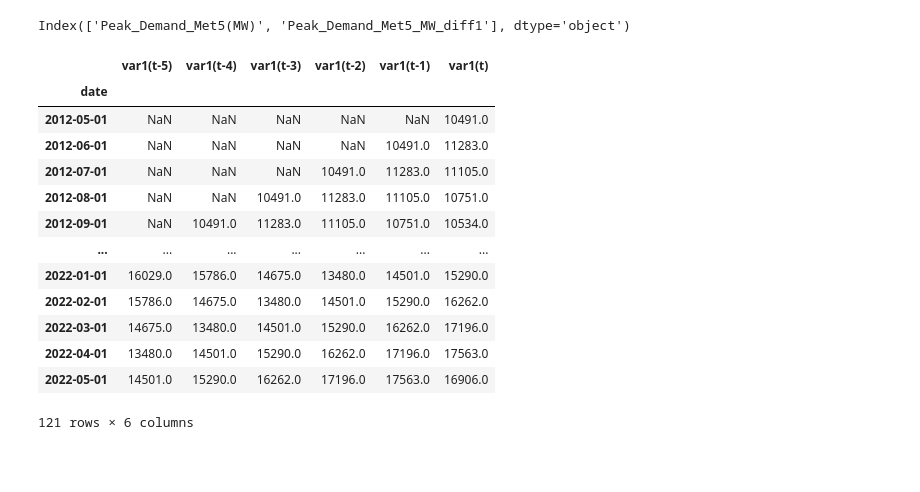
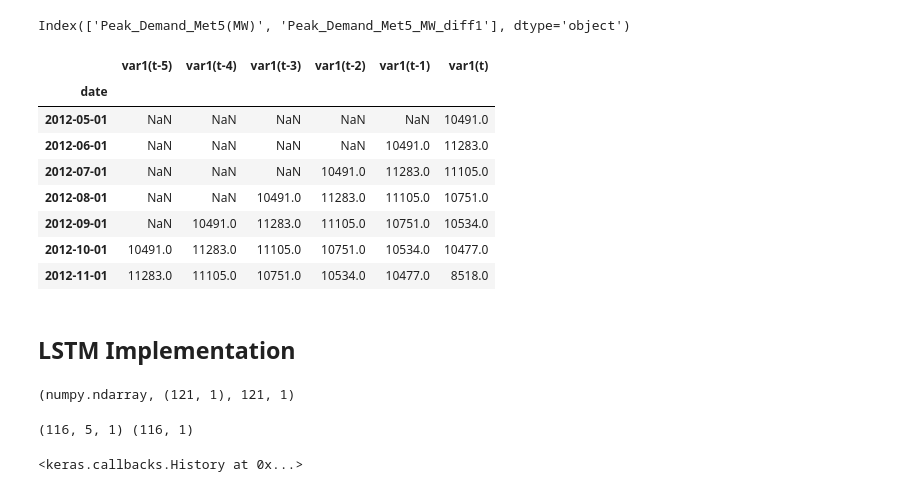
Before and after one commit to OmdenaAI/chennai-india-power-outage, a Jupyter notebook: src/tasks/task-06-Model Building/chennai_power_outage_modeling.ipynb, the cells around one changed output. Saved outputs shown, nothing was run; the diff lists cells and outputs as text; code cells hidden in the pictures; blank space fills up the shorter version.

Commit message:
testing LSTM code

```diff
--- a/src/tasks/task-06-Model Building/chennai_power_outage_modeling.ipynb
+++ b/src/tasks/task-06-Model Building/chennai_power_outage_modeling.ipynb
@@ -24,7 +21,7 @@ daily_load_shedding_df.shape
 # %% [output]
 (479, 9)
 # %%
-demand_supply_monthly_df = pd.read_csv('demand_supply_monthly.csv')
+demand_supply_monthly_df = pd.read_csv('../../data/cleaned data/demand_supply_monthly.csv')
 demand_supply_monthly_df.shape
 # %% [output]
 (122, 17)
@@ -547,19 +547,16 @@ agg.columns = names
 if dropnan:
     agg.dropna(inplace=True)
 # %%
-agg
+agg.head(7)
 # %% [output]
 |  | var1(t-5) | var1(t-4) | var1(t-3) | var1(t-2) | var1(t-1) | var1(t) |
 | date |  |  |  |  |  |  |
 | 2012-05-01 | NaN | NaN | NaN | NaN | NaN | 10491.0 |
 | 2012-06-01 | NaN | NaN | NaN | NaN | 10491.0 | 11283.0 |
 | 2012-07-01 | NaN | NaN | NaN | 10491.0 | 11283.0 | 11105.0 |
 | 2012-08-01 | NaN | NaN | 10491.0 | 11283.0 | 11105.0 | 10751.0 |
 | 2012-09-01 | NaN | 10491.0 | 11283.0 | 11105.0 | 10751.0 | 10534.0 |
-| ... | ... | ... | ... | ... | ... | ... |
-| 2022-01-01 | 16029.0 | 15786.0 | 14675.0 | 13480.0 | 14501.0 | 15290.0 |
-| 2022-02-01 | 15786.0 | 14675.0 | 13480.0 | 14501.0 | 15290.0 | 16262.0 |
-| 2022-03-01 | 14675.0 | 13480.0 | 14501.0 | 15290.0 | 16262.0 | 17196.0 |
-| 2022-04-01 | 13480.0 | 14501.0 | 15290.0 | 16262.0 | 17196.0 | 17563.0 |
-| 2022-05-01 | 14501.0 | 15290.0 | 16262.0 | 17196.0 | 17563.0 | 16906.0 |
+| 2012-10-01 | 10491.0 | 11283.0 | 11105.0 | 10751.0 | 10534.0 | 10477.0 |
+| 2012-11-01 | 11283.0 | 11105.0 | 10751.0 | 10534.0 | 10477.0 | 8518.0 |
-121 rows × 6 columns
+# %% [markdown]
+## LSTM Implementation
@@ -565,0 +577,28 @@ agg
+# %%
+sequence = agg[['var1(t)']].to_numpy()
+type(sequence), sequence.shape, sequence.shape[0], sequence.shape[1]
+# %% [output]
+(numpy.ndarray, (121, 1), 121, 1)
+# %%
+X, y = list(), list()
+for i in range(len(sequence)):
+    # find the end of this pattern
+    end_ix = i + n_steps
+    # check if we are beyond the sequence
+    if end_ix > len(sequence)-1:
+        break
+    # gather input and output parts of the pattern
+    seq_x, seq_y = sequence[i:end_ix], sequence[end_ix]
+    X.append(seq_x)
+    y.append(seq_y)
+
+X = array(X)
+y = array(y)
+# reshape from [samples, timesteps] into [samples, timesteps, features]
+X = X.reshape((X.shape[0], X.shape[1], n_features))
+print(X.shape, y.shape)
+# fit model
+model.fit(X, y, epochs=1000, verbose=0)
+# %% [output]
+(116, 5, 1) (116, 1)
+<keras.callbacks.History at 0x...>
```
Also changed, not shown: parts of 14 cells of this notebook.
